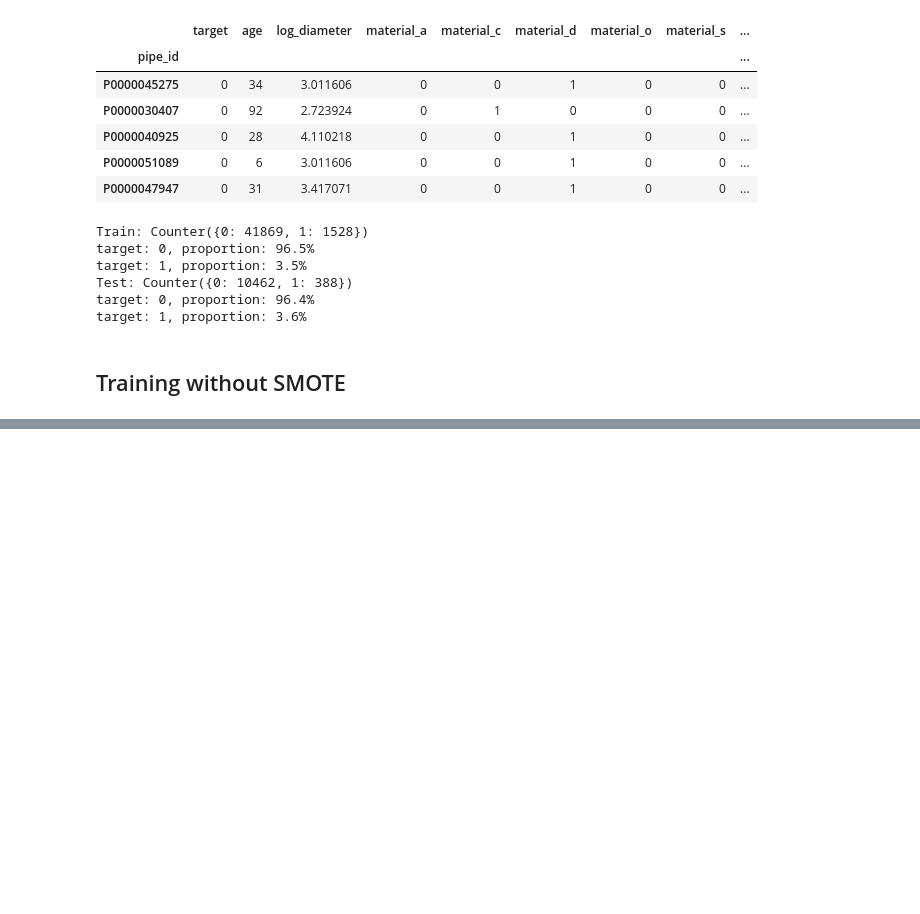
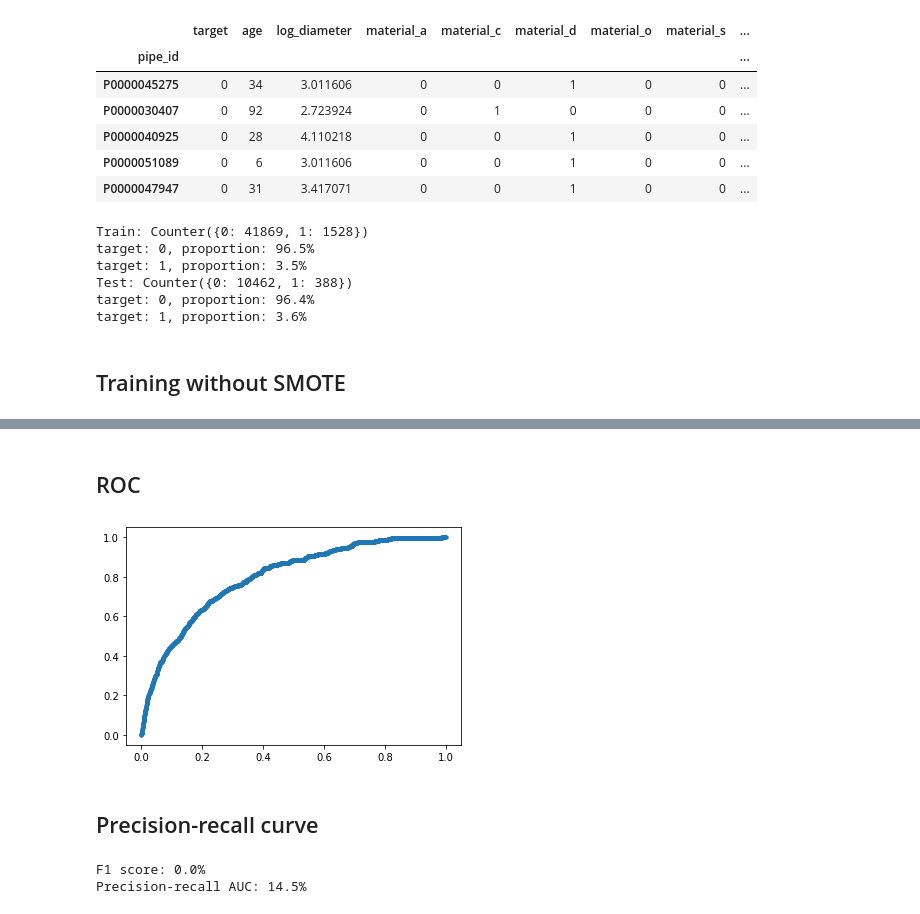
Before and after one commit to yukikitayama/machine-learning, a Jupyter notebook: imbalance-binary-classification/smote.ipynb, the cells around one changed output, grey strips where cells are left out. Drawn from its saved outputs; the diff is of its cells as text; code cells hidden in the pictures; blank space fills up the shorter version.

```diff
--- a/imbalance-binary-classification/smote.ipynb
+++ b/imbalance-binary-classification/smote.ipynb
@@ -67,10 +81,12 @@ target: 1, proportion: 3.6%
 # %% [markdown]
 ## Training without SMOTE
 # %%
-y_train = df_train['target']
-X_train = df_train
-y_test = df_test['target']
-X_test = df_test
+df_tmp = df_train.copy()
+y_train = df_tmp.pop('target')
+X_train = df_tmp
+df_tmp = df_test.copy()
+y_test = df_tmp.pop('target')
+X_test = df_tmp
 # %%
 model = XGBClassifier(
     use_label_encoder=False,
@@ -127,0 +143,15 @@ Test, accuracy: 100.0%, precision: 100.0%, recall: 100.0%, f1: 100.0%, auc: 100.
+# %% [markdown]
+## ROC
+# %%
+prob = model.predict_proba(X_test)
+prob = prob[:, 1]
+
+# False positive rage and true positive rate
+fpr, tpr, _ = roc_curve(y_test, prob)
+# %%
+plt.plot(fpr, tpr, marker='.')
+plt.show()
+# %% [output]
+[figure, added]
+# %% [markdown]
+## Precision-recall curve
@@ -127,0 +162,6 @@ Test, accuracy: 100.0%, precision: 100.0%, recall: 100.0%, f1: 100.0%, auc: 100.
+# %%
+print(f'F1 score: {f1:.1%}')
+print(f'Precision-recall AUC: {prauc:.1%}')
+# %% [output]
+F1 score: 0.0%
+Precision-recall AUC: 14.5%
```
Also changed, not shown: parts of 46 cells of this notebook, 1 other file.
